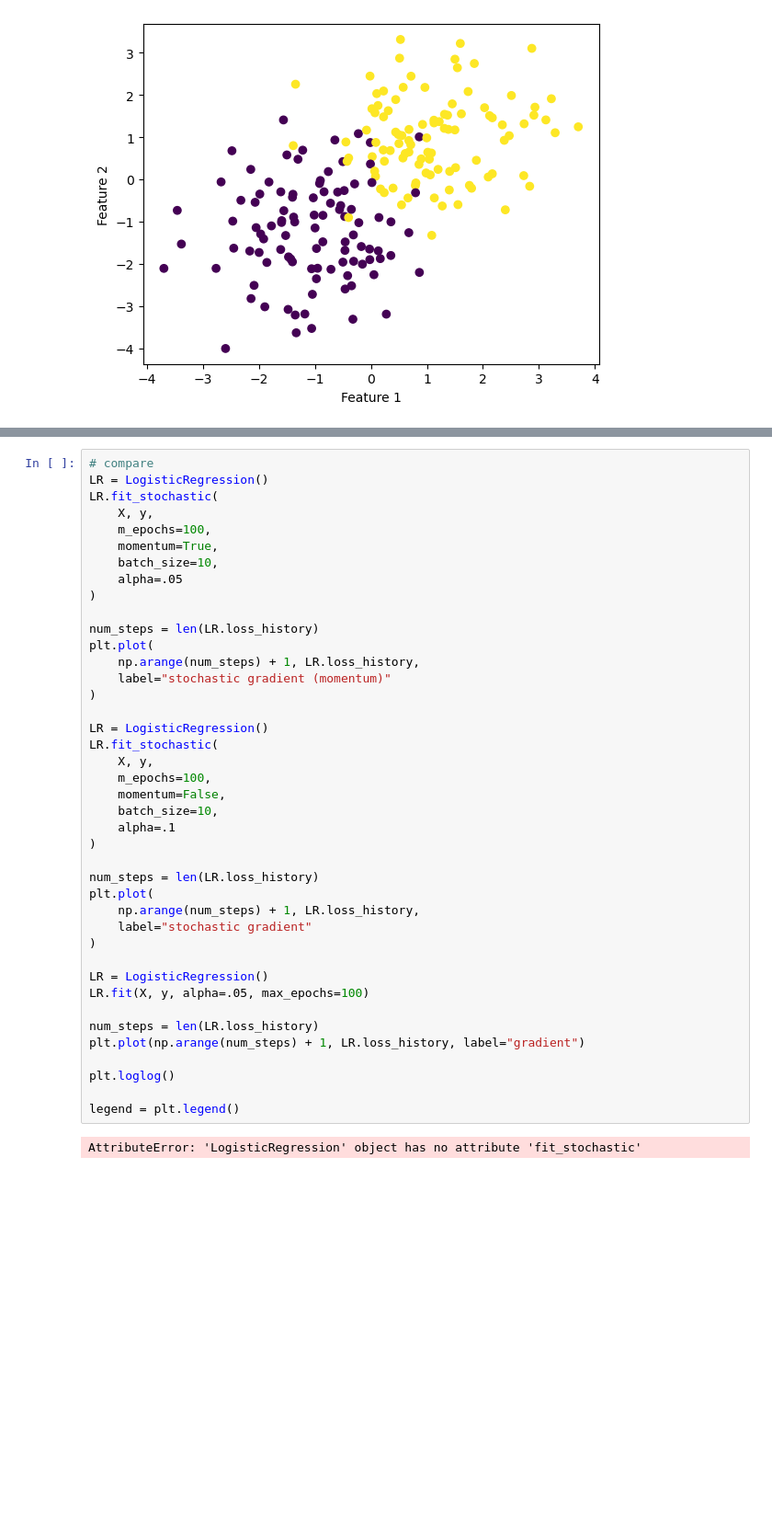
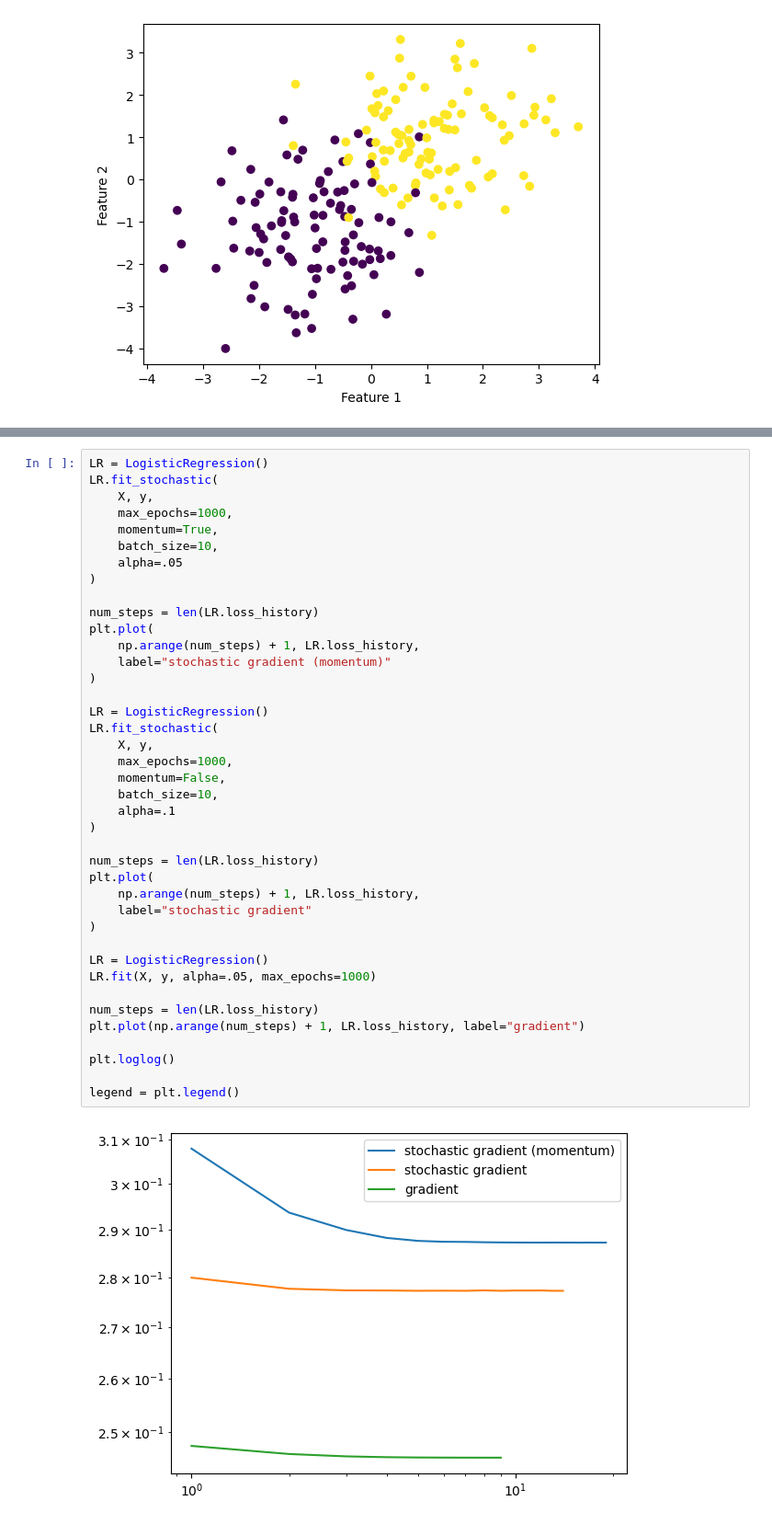
Before and after one commit to doabell/451-blog, a Jupyter notebook: posts/logistic-regression/index.ipynb, the cells around one changed output, grey strips where cells are left out. Shown: that part at 92% size. Drawn from its saved outputs; the diff is of its cells as text; blank space fills up the shorter version.

```diff
--- a/posts/logistic-regression/index.ipynb
+++ b/posts/logistic-regression/index.ipynb
@@ -64,9 +85,8 @@ array([1.7836042 , 1.19609433, 1.39967122])
 # %%
-# compare
 LR = LogisticRegression()
 LR.fit_stochastic(
     X, y,
-    m_epochs=100,
+    max_epochs=1000,
     momentum=True,
     batch_size=10,
     alpha=.05
@@ -74,33 +94,33 @@ LR.fit_stochastic(
 
 num_steps = len(LR.loss_history)
 plt.plot(
     np.arange(num_steps) + 1, LR.loss_history,
     label="stochastic gradient (momentum)"
 )
 
 LR = LogisticRegression()
 LR.fit_stochastic(
     X, y,
-    m_epochs=100,
+    max_epochs=1000,
     momentum=False,
     batch_size=10,
     alpha=.1
 )
 
 num_steps = len(LR.loss_history)
 plt.plot(
     np.arange(num_steps) + 1, LR.loss_history,
     label="stochastic gradient"
 )
 
 LR = LogisticRegression()
-LR.fit(X, y, alpha=.05, max_epochs=100)
+LR.fit(X, y, alpha=.05, max_epochs=1000)
 
 num_steps = len(LR.loss_history)
 plt.plot(np.arange(num_steps) + 1, LR.loss_history, label="gradient")
 
 plt.loglog()
 
 legend = plt.legend()
 # %% [output]
-AttributeError: 'LogisticRegression' object has no attribute 'fit_stochastic'
+[figure, added]
```
Also changed, not shown: parts of 5 cells of this notebook, 1 other file.
